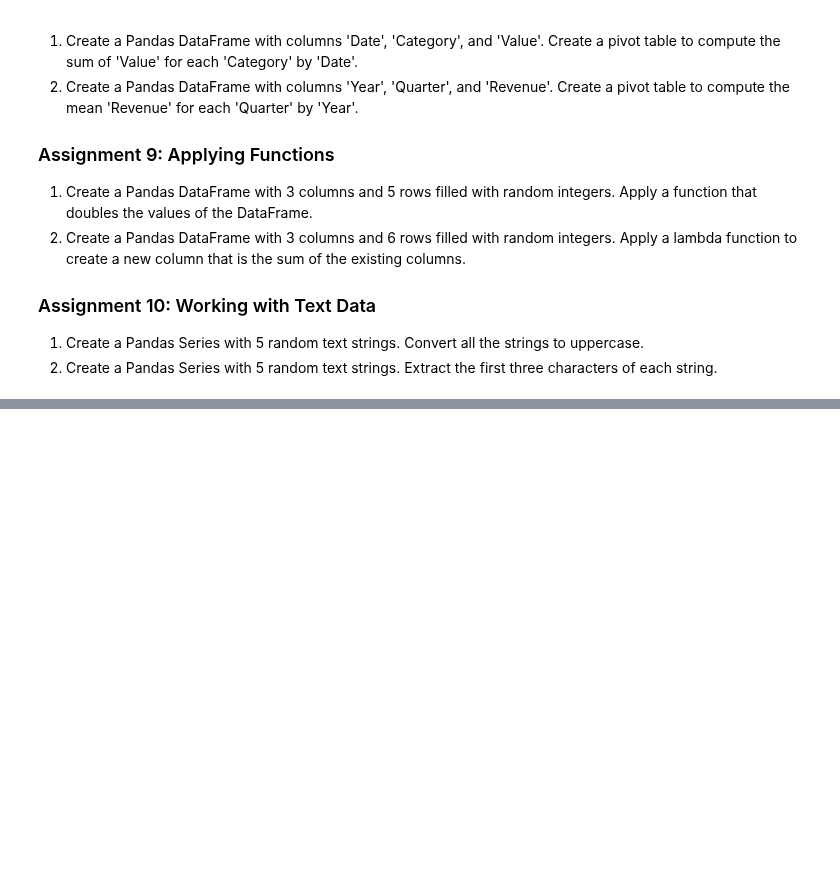
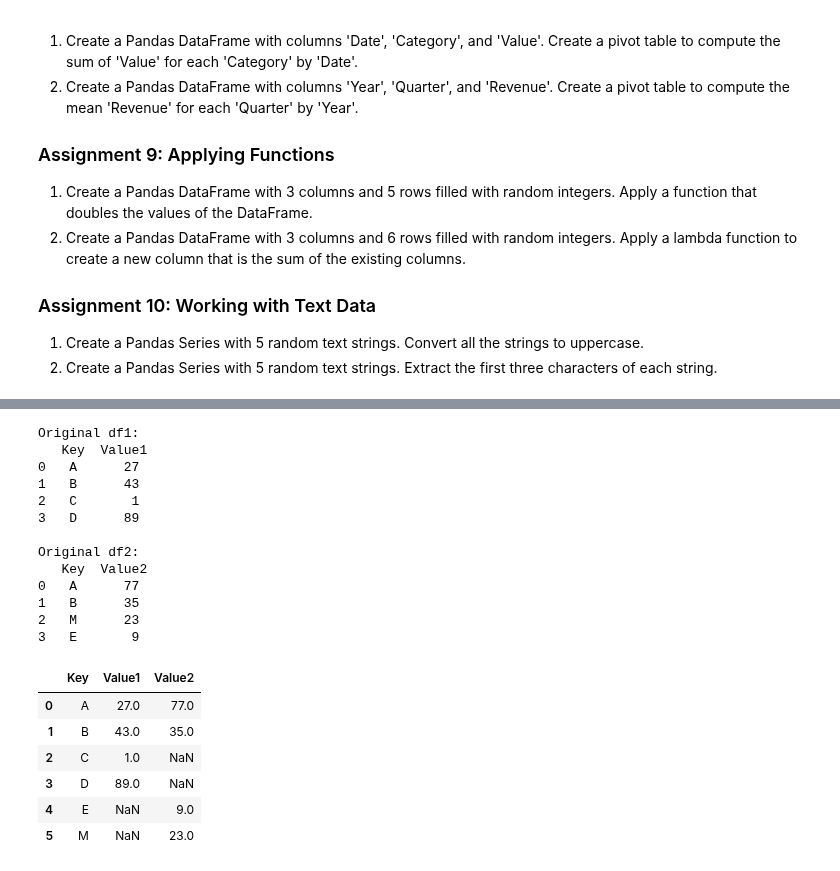
Before and after one commit to kumarjhamishra/machine-learning, a Jupyter notebook: 13_data_analysis_with_python/pandasasssignments.ipynb, the cells around one changed output, grey strips where cells are left out. Saved outputs shown, nothing was run; the diff lists cells and outputs as text; code cells hidden in the pictures; blank space fills up the shorter version.

Commit message:
panda's assignment

```diff
--- a/13_data_analysis_with_python/pandasasssignments.ipynb
+++ b/13_data_analysis_with_python/pandasasssignments.ipynb
@@ -52,0 +286,34 @@
+# %%
+# Assignment 5: Merging DataFrames
+
+# 1. Create two Pandas DataFrames with a common column. Merge the DataFrames using the common column.
+df1 = pd.DataFrame({'Key': ['A','B','C','D'], 'Value1': np.random.randint(1, 100, size=4)})
+df2 = pd.DataFrame({'Key': ['A','B','M','E'], 'Value2': np.random.randint(1, 100, size=4)})
+
+print("Original df1: \n", df1)
+print("\nOriginal df2: \n", df2)
+
+# merging dataframes
+df3 = pd.merge(df1, df2,on='Key', how='outer')
+df3
+# %% [output]
+Original df1:
+   Key  Value1
+0   A      27
+1   B      43
+2   C       1
+3   D      89
+
+Original df2:
+   Key  Value2
+0   A      77
+1   B      35
+2   M      23
+3   E       9
+|  | Key | Value1 | Value2 |
+| 0 | A | 27.0 | 77.0 |
+| 1 | B | 43.0 | 35.0 |
+| 2 | C | 1.0 | NaN |
+| 3 | D | 89.0 | NaN |
+| 4 | E | NaN | 9.0 |
+| 5 | M | NaN | 23.0 |
```
Also changed, not shown: parts of 24 cells of this notebook, 1 other file.
